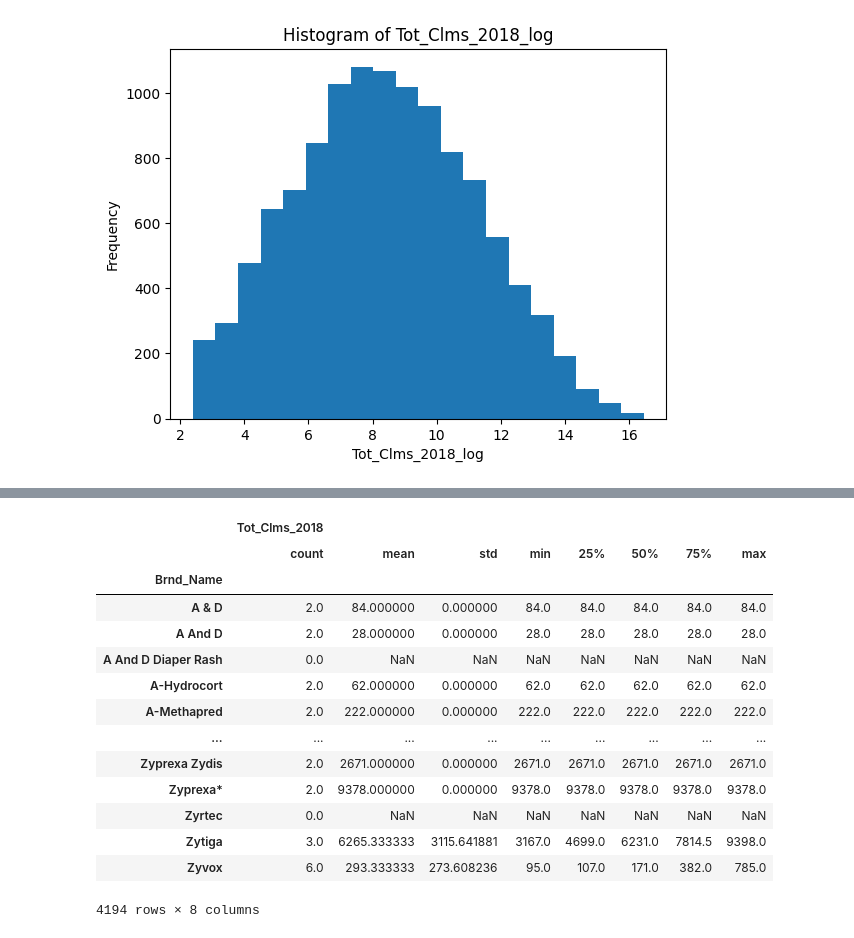
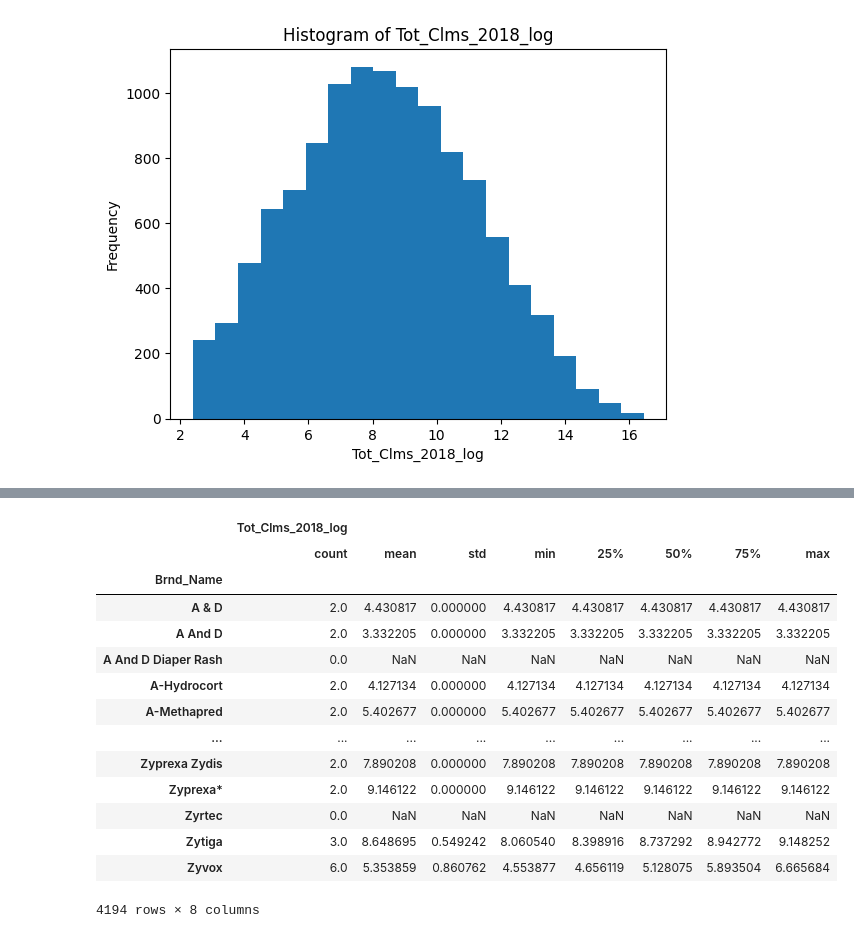
Before and after one commit to natalieassaad/visualization, a Jupyter notebook: assignment/assignment.ipynb, the cells around one changed output, grey strips where cells are left out. Drawn from its saved outputs; the diff is of its cells as text; code cells hidden in the pictures.

```diff
--- a/assignment/assignment.ipynb
+++ b/assignment/assignment.ipynb
@@ -447,19 +478,19 @@ sns.scatterplot(data=df, x='aid_value', y='grad_100_value')
 # %%
 # 7. Create a table (cross tabulation, variance-covariance, or a .describe() five-number summary), and explain what you see
-med.loc[:,['Brnd_Name','Tot_Clms_2018']].groupby('Brnd_Name').describe()
+med.loc[:,['Brnd_Name','Tot_Clms_2018_log']].groupby('Brnd_Name').describe()
 # %% [output]
-|  | Tot_Clms_2018 |  |  |  |  |  |  |  |
+|  | Tot_Clms_2018_log |  |  |  |  |  |  |  |
 |  | count | mean | std | min | 25% | 50% | 75% | max |
 | Brnd_Name |  |  |  |  |  |  |  |  |
-| A & D | 2.0 | 84.000000 | 0.000000 | 84.0 | 84.0 | 84.0 | 84.0 | 84.0 |
-| A And D | 2.0 | 28.000000 | 0.000000 | 28.0 | 28.0 | 28.0 | 28.0 | 28.0 |
+| A & D | 2.0 | 4.430817 | 0.000000 | 4.430817 | 4.430817 | 4.430817 | 4.430817 | 4.430817 |
+| A And D | 2.0 | 3.332205 | 0.000000 | 3.332205 | 3.332205 | 3.332205 | 3.332205 | 3.332205 |
 | A And D Diaper Rash | 0.0 | NaN | NaN | NaN | NaN | NaN | NaN | NaN |
-| A-Hydrocort | 2.0 | 62.000000 | 0.000000 | 62.0 | 62.0 | 62.0 | 62.0 | 62.0 |
-| A-Methapred | 2.0 | 222.000000 | 0.000000 | 222.0 | 222.0 | 222.0 | 222.0 | 222.0 |
+| A-Hydrocort | 2.0 | 4.127134 | 0.000000 | 4.127134 | 4.127134 | 4.127134 | 4.127134 | 4.127134 |
+| A-Methapred | 2.0 | 5.402677 | 0.000000 | 5.402677 | 5.402677 | 5.402677 | 5.402677 | 5.402677 |
 | ... | ... | ... | ... | ... | ... | ... | ... | ... |
-| Zyprexa Zydis | 2.0 | 2671.000000 | 0.000000 | 2671.0 | 2671.0 | 2671.0 | 2671.0 | 2671.0 |
-| Zyprexa* | 2.0 | 9378.000000 | 0.000000 | 9378.0 | 9378.0 | 9378.0 | 9378.0 | 9378.0 |
+| Zyprexa Zydis | 2.0 | 7.890208 | 0.000000 | 7.890208 | 7.890208 | 7.890208 | 7.890208 | 7.890208 |
+| Zyprexa* | 2.0 | 9.146122 | 0.000000 | 9.146122 | 9.146122 | 9.146122 | 9.146122 | 9.146122 |
 | Zyrtec | 0.0 | NaN | NaN | NaN | NaN | NaN | NaN | NaN |
-| Zytiga | 3.0 | 6265.333333 | 3115.641881 | 3167.0 | 4699.0 | 6231.0 | 7814.5 | 9398.0 |
-| Zyvox | 6.0 | 293.333333 | 273.608236 | 95.0 | 107.0 | 171.0 | 382.0 | 785.0 |
+| Zytiga | 3.0 | 8.648695 | 0.549242 | 8.060540 | 8.398916 | 8.737292 | 8.942772 | 9.148252 |
+| Zyvox | 6.0 | 5.353859 | 0.860762 | 4.553877 | 4.656119 | 5.128075 | 5.893504 | 6.665684 |
 4194 rows × 8 columns
```
Also changed, not shown: parts of 6 cells of this notebook.
